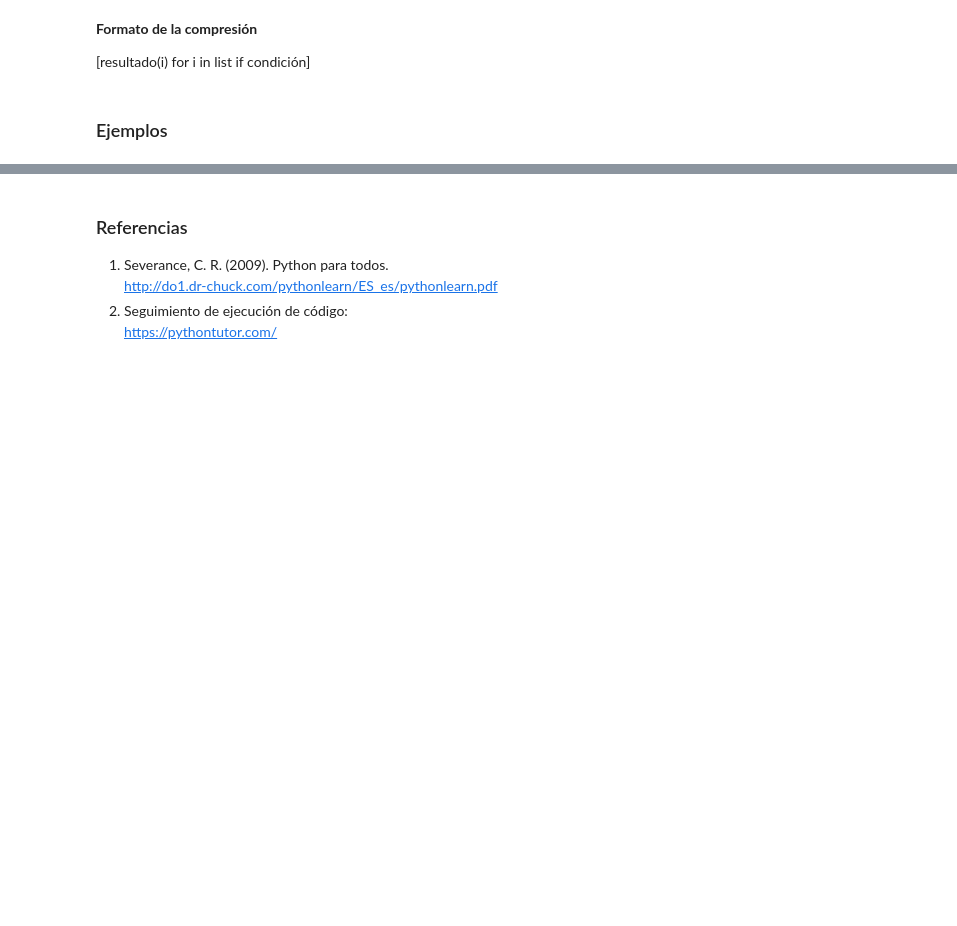
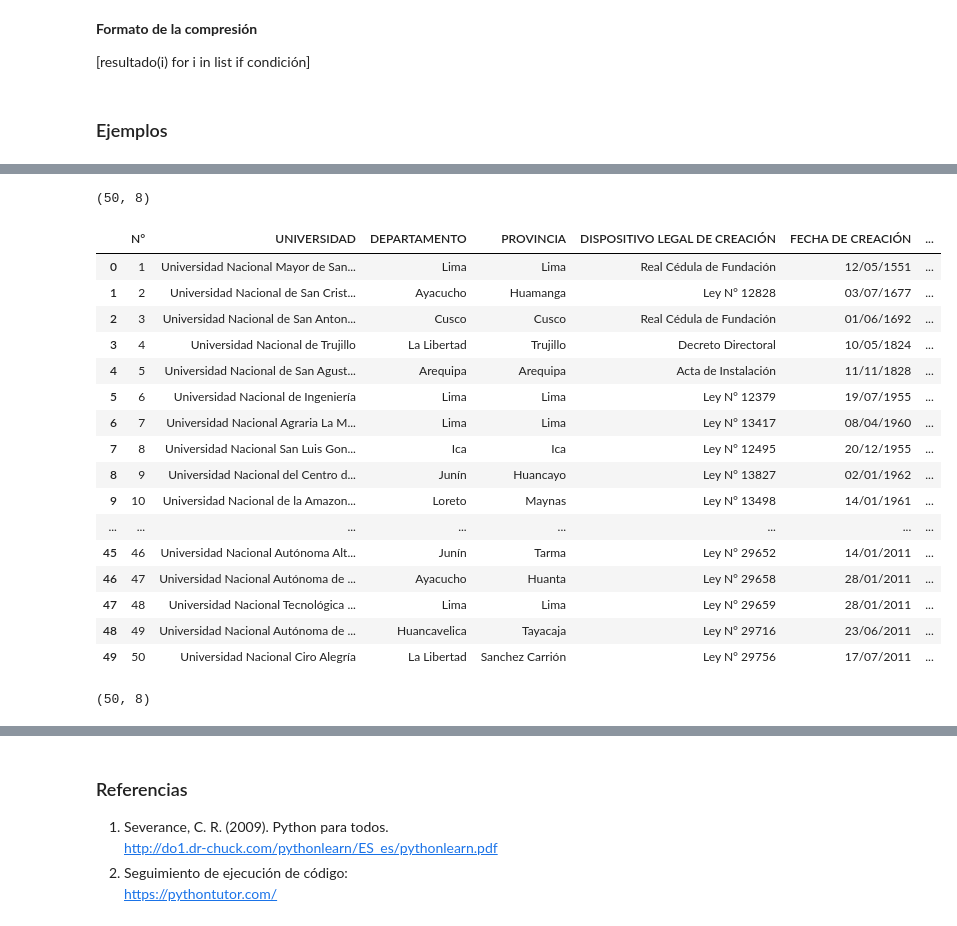
Before and after one commit to EHN8829/EJERCICIO1, a Jupyter notebook: ABC_Python_COLAB.ipynb, the cells around one changed output, grey strips where cells are left out. Saved outputs shown, nothing was run; the diff lists cells and outputs as text; code cells hidden in the pictures; blank space fills up the shorter version.

```diff
--- a/ABC_Python_COLAB.ipynb
+++ b/ABC_Python_COLAB.ipynb
@@ -947,0 +1042,34 @@ print(frases)
+# %%
+# Conociendo las dimensiones de la tabla "Universidades Públicas"
+df[0].shape
+# %% [output]
+(50, 8)
+# %%
+# Se puede consultar por columnas y para no estar escribiendo continamente 'df[0]' lo llevamos a una variable: 'Públicas'
+Públicas = df[0]
+# %%
+# Llmando nuevamente, pero en este caso, solamente 'Públicas'
+Públicas
+# %% [output]
+|  | N° | UNIVERSIDAD | DEPARTAMENTO | PROVINCIA | DISPOSITIVO LEGAL DE CREACIÓN | FECHA DE CREACIÓN | ... |
+| 0 | 1 | Universidad Nacional Mayor de San... | Lima | Lima | Real Cédula de Fundación | 12/05/1551 | ... |
+| 1 | 2 | Universidad Nacional de San Crist... | Ayacucho | Huamanga | Ley N° 12828 | 03/07/1677 | ... |
+| 2 | 3 | Universidad Nacional de San Anton... | Cusco | Cusco | Real Cédula de Fundación | 01/06/1692 | ... |
+| 3 | 4 | Universidad Nacional de Trujillo | La Libertad | Trujillo | Decreto Directoral | 10/05/1824 | ... |
+| 4 | 5 | Universidad Nacional de San Agust... | Arequipa | Arequipa | Acta de Instalación | 11/11/1828 | ... |
+| 5 | 6 | Universidad Nacional de Ingeniería | Lima | Lima | Ley N° 12379 | 19/07/1955 | ... |
+| 6 | 7 | Universidad Nacional Agraria La M... | Lima | Lima | Ley N° 13417 | 08/04/1960 | ... |
+| 7 | 8 | Universidad Nacional San Luis Gon... | Ica | Ica | Ley N° 12495 | 20/12/1955 | ... |
+| 8 | 9 | Universidad Nacional del Centro d... | Junín | Huancayo | Ley N° 13827 | 02/01/1962 | ... |
+| 9 | 10 | Universidad Nacional de la Amazon... | Loreto | Maynas | Ley N° 13498 | 14/01/1961 | ... |
+| ... | ... | ... | ... | ... | ... | ... | ... |
+| 45 | 46 | Universidad Nacional Autónoma Alt... | Junín | Tarma | Ley N° 29652 | 14/01/2011 | ... |
+| 46 | 47 | Universidad Nacional Autónoma de ... | Ayacucho | Huanta | Ley N° 29658 | 28/01/2011 | ... |
+| 47 | 48 | Universidad Nacional Tecnológica ... | Lima | Lima | Ley N° 29659 | 28/01/2011 | ... |
+| 48 | 49 | Universidad Nacional Autónoma de ... | Huancavelica | Tayacaja | Ley N° 29716 | 23/06/2011 | ... |
+| 49 | 50 | Universidad Nacional Ciro Alegría | La Libertad | Sanchez Carrión | Ley N° 29756 | 17/07/2011 | ... |
+# %%
+# Conociendo las dimensiones de la tabla, usando la variable
+Públicas.shape
+# %% [output]
+(50, 8)
```
Also changed, not shown: parts of 23 cells of this notebook.
